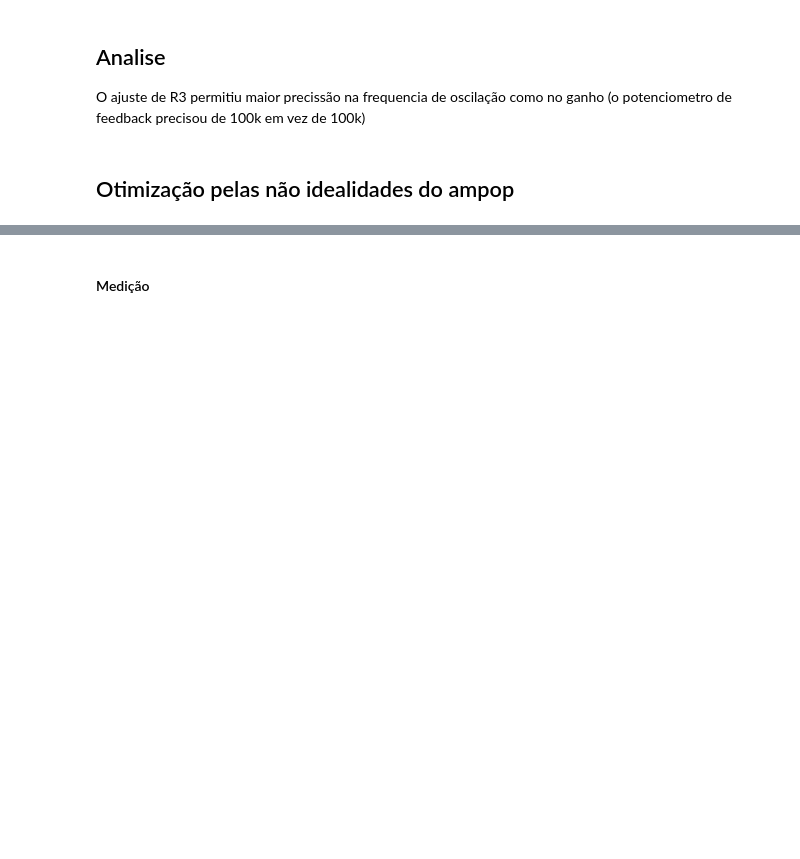
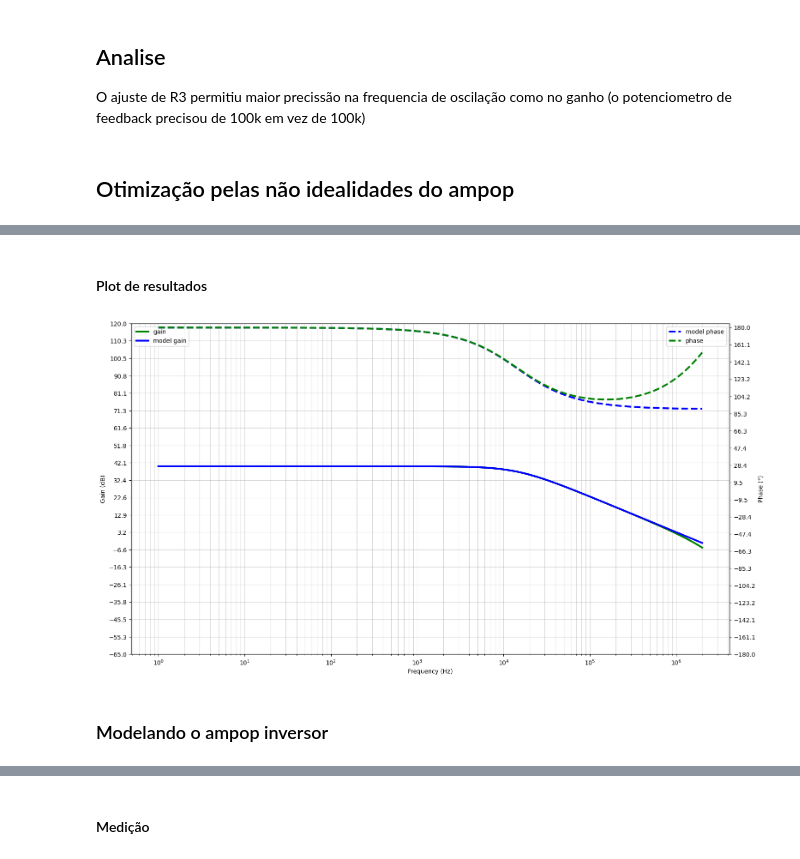
Before and after one commit to JoaoMario109/eletronica-3, a Jupyter notebook: atividade-2/simulation.ipynb, the cells around one changed output, grey strips where cells are left out. Drawn from its saved outputs; the diff is of its cells as text; code cells hidden in the pictures; blank space fills up the shorter version.

```diff
--- a/atividade-2/simulation.ipynb
+++ b/atividade-2/simulation.ipynb
@@ -392,0 +860,66 @@ O ajuste de R3 permitiu maior precissão na frequencia de oscilação como no ga
+# %% [markdown]
+#### Plot de resultados
+# %%
+fig, ax = plt.subplots(figsize = (18, 10))
+
+mag, phase, omega = get_opamp_model_output(r, c, log_2_linear(open_loop_gain), df.index)
+
+df.plot(
+	ax = ax,
+	y = ["gain"],
+	color = ["g"],
+	lw = 3.0,
+)
+
+ax.plot(
+	df.index,
+	linear_2_log(mag),
+	label = "model gain",
+	color = "b",
+	linewidth = 3.0
+)
+
+# plot phases
+ax2 = ax.twinx()
+
+ax2.plot(
+	df.index,
+	np.rad2deg(np.array(phase)),
+	label = "model phase",
+	color = "b",
+	linestyle = "--",
+	linewidth = 3.0
+)
+
+df.plot(
+	ax = ax2,
+	y = ["phase"],
+	style = ["--"],
+	color = ["g"],
+	lw = 3.0
+)
+
+
+# general ax configuration
+ax.legend(loc="upper left")
+ax.grid(visible = True, which = "both", axis = "both", alpha = 0.5)
+ax.set_ylabel("Gain (dB)")
+ax.set_xlabel("Frequency (Hz)")
+ax.set_yticks(np.round(np.linspace(-65, 120, 20), 1))
+
+ax2.legend()
+ax2.set_ylabel("Phase (°)")
+ax2.set_yticks(np.round(np.linspace(-180, 180, 20), 1))
+
+# configure X axis
+ax.set_xscale('log', base = 10)
+ax.xaxis.set_major_locator(LogLocator(base = 10.0, numticks = 15))
+ax.xaxis.set_minor_locator(
+	LogLocator(
+		base = 10.0, subs = np.arange(0.1, 1.0, 0.1), numticks = 150
+	)
+)
+# %% [output]
+[figure, added]
+# %% [markdown]
+### Modelando o ampop inversor
```
Also changed, not shown: parts of 51 cells of this notebook.
